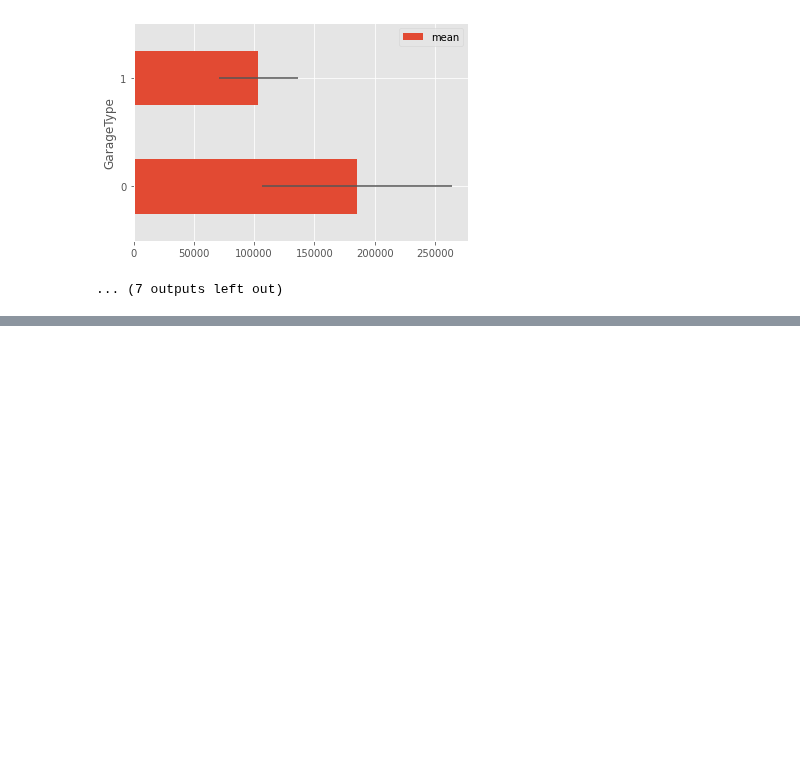
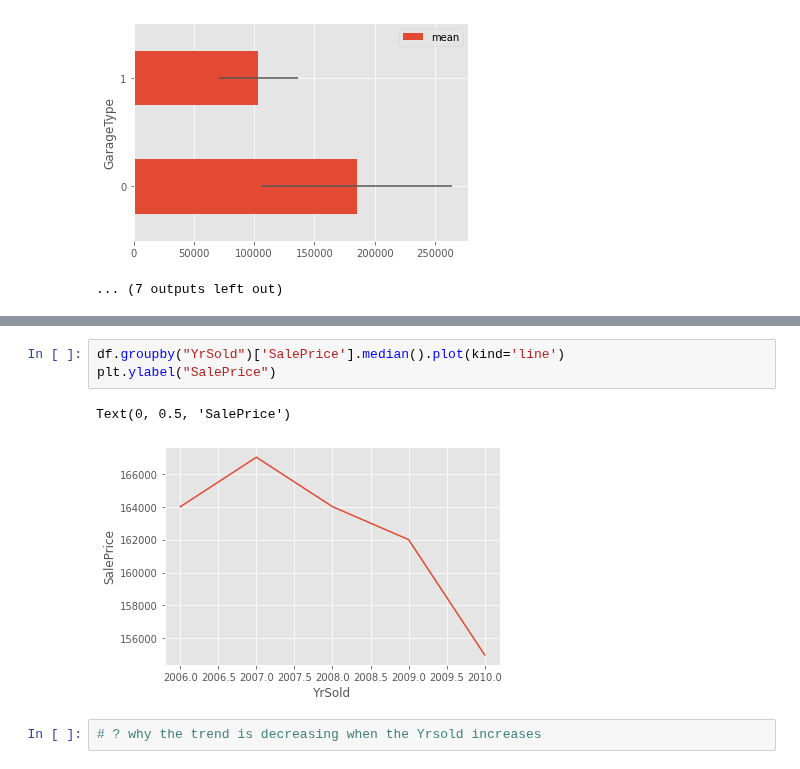
Before and after one commit to AkhilVinayakp/machine_Learning_Algorithms_python, a Jupyter notebook: EtE_projects/house-prices/Experiments/analysis.ipynb, the cells around one changed output, grey strips where cells are left out. Cells and saved outputs as stored; diff of their text form; blank space fills up the shorter version.

```diff
--- a/EtE_projects/house-prices/Experiments/analysis.ipynb
+++ b/EtE_projects/house-prices/Experiments/analysis.ipynb
@@ -411,0 +465,8 @@ for col in missing_val_cols:
+# %%
+df.groupby("YrSold")['SalePrice'].median().plot(kind='line')
+plt.ylabel("SalePrice")
+# %% [output]
+Text(0, 0.5, 'SalePrice')
+[figure, added]
+# %%
+# ? why the trend is decreasing when the Yrsold increases
```
Also changed, not shown: parts of 12 cells of this notebook.
